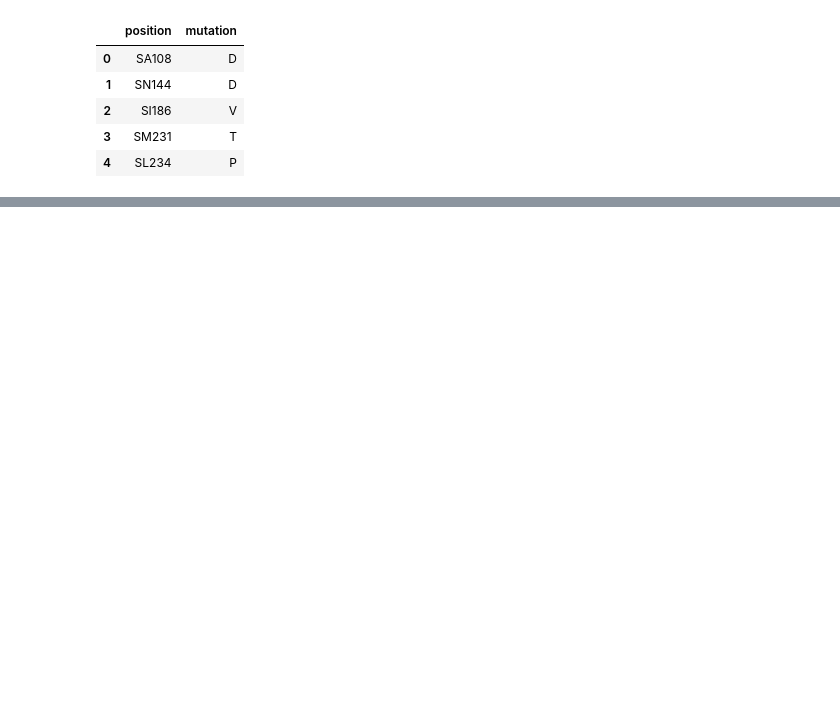
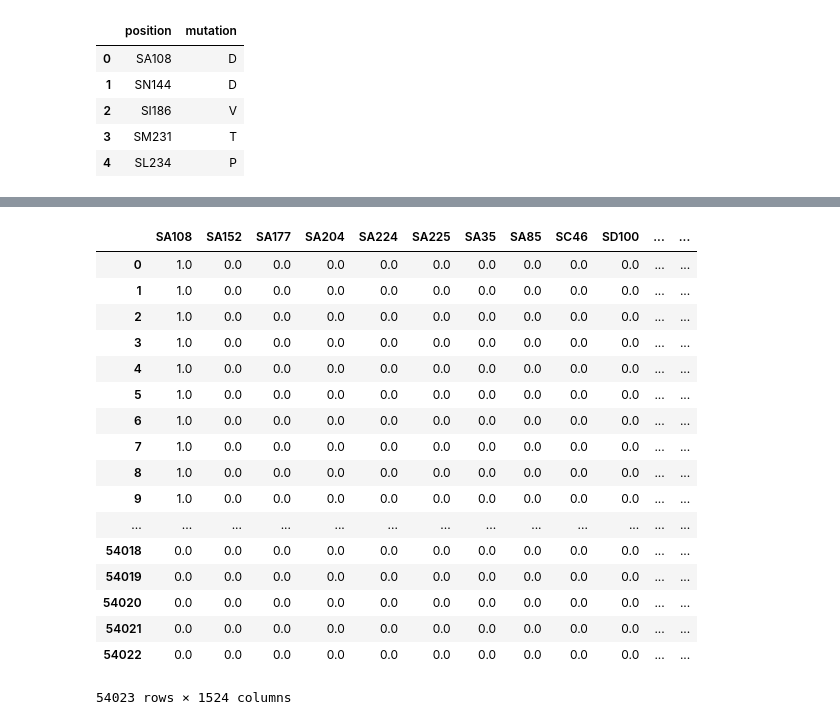
Before and after one commit to katyaputintseva/ubird, a Jupyter notebook: Reshape DF.ipynb, the cells around one changed output, grey strips where cells are left out. Saved outputs shown, nothing was run; the diff lists cells and outputs as text; code cells hidden in the pictures; blank space fills up the shorter version.

```diff
--- a/Reshape DF.ipynb
+++ b/Reshape DF.ipynb
@@ -73,2 +77,0 @@ len(uniq_mut_pos)
-# %%
-df_dummies = pd.get_dummies(df_mut_position, prefix='pos', drop_first=True)
@@ -74,0 +118,42 @@ df_dummies = pd.get_dummies(df_mut_position, prefix='pos', drop_first=True)
+# %%
+def duplicate_columns(frame):
+    groups = frame.columns.to_series().groupby(frame.dtypes).groups
+    dups = []
+    for t, v in groups.items():
+        dcols = frame[v].to_dict(orient="list")
+
+        vs = dcols.values()
+        ks = dcols.keys()
+        lvs = len(vs)
+
+        for i in range(lvs):
+            for j in range(i+1,lvs):
+                if vs[i] == vs[j]:
+                    dups.append(ks[i])
+                    break
+
+    return dups
+# %%
+dups = duplicate_columns(df_dummies)
+df_dummies = df_dummies.drop(dups, axis=1)
+# %%
+df_dummies
+# %% [output]
+|  | SA108 | SA152 | SA177 | SA204 | SA224 | SA225 | SA35 | SA85 | SC46 | SD100 | ... | ... |
+| 0 | 1.0 | 0.0 | 0.0 | 0.0 | 0.0 | 0.0 | 0.0 | 0.0 | 0.0 | 0.0 | ... | ... |
+| 1 | 1.0 | 0.0 | 0.0 | 0.0 | 0.0 | 0.0 | 0.0 | 0.0 | 0.0 | 0.0 | ... | ... |
+| 2 | 1.0 | 0.0 | 0.0 | 0.0 | 0.0 | 0.0 | 0.0 | 0.0 | 0.0 | 0.0 | ... | ... |
+| 3 | 1.0 | 0.0 | 0.0 | 0.0 | 0.0 | 0.0 | 0.0 | 0.0 | 0.0 | 0.0 | ... | ... |
+| 4 | 1.0 | 0.0 | 0.0 | 0.0 | 0.0 | 0.0 | 0.0 | 0.0 | 0.0 | 0.0 | ... | ... |
+| 5 | 1.0 | 0.0 | 0.0 | 0.0 | 0.0 | 0.0 | 0.0 | 0.0 | 0.0 | 0.0 | ... | ... |
+| 6 | 1.0 | 0.0 | 0.0 | 0.0 | 0.0 | 0.0 | 0.0 | 0.0 | 0.0 | 0.0 | ... | ... |
+| 7 | 1.0 | 0.0 | 0.0 | 0.0 | 0.0 | 0.0 | 0.0 | 0.0 | 0.0 | 0.0 | ... | ... |
+| 8 | 1.0 | 0.0 | 0.0 | 0.0 | 0.0 | 0.0 | 0.0 | 0.0 | 0.0 | 0.0 | ... | ... |
+| 9 | 1.0 | 0.0 | 0.0 | 0.0 | 0.0 | 0.0 | 0.0 | 0.0 | 0.0 | 0.0 | ... | ... |
+| ... | ... | ... | ... | ... | ... | ... | ... | ... | ... | ... | ... | ... |
+| 54018 | 0.0 | 0.0 | 0.0 | 0.0 | 0.0 | 0.0 | 0.0 | 0.0 | 0.0 | 0.0 | ... | ... |
+| 54019 | 0.0 | 0.0 | 0.0 | 0.0 | 0.0 | 0.0 | 0.0 | 0.0 | 0.0 | 0.0 | ... | ... |
+| 54020 | 0.0 | 0.0 | 0.0 | 0.0 | 0.0 | 0.0 | 0.0 | 0.0 | 0.0 | 0.0 | ... | ... |
+| 54021 | 0.0 | 0.0 | 0.0 | 0.0 | 0.0 | 0.0 | 0.0 | 0.0 | 0.0 | 0.0 | ... | ... |
+| 54022 | 0.0 | 0.0 | 0.0 | 0.0 | 0.0 | 0.0 | 0.0 | 0.0 | 0.0 | 0.0 | ... | ... |
+54023 rows × 1524 columns
```
Also changed, not shown: parts of 13 cells of this notebook, 1 other file.
